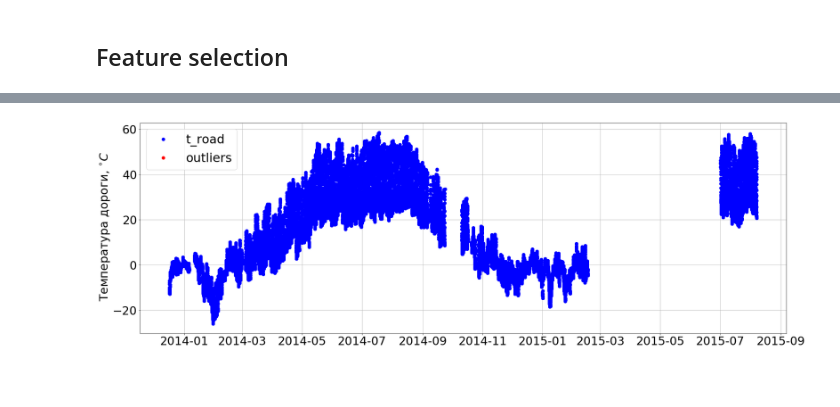
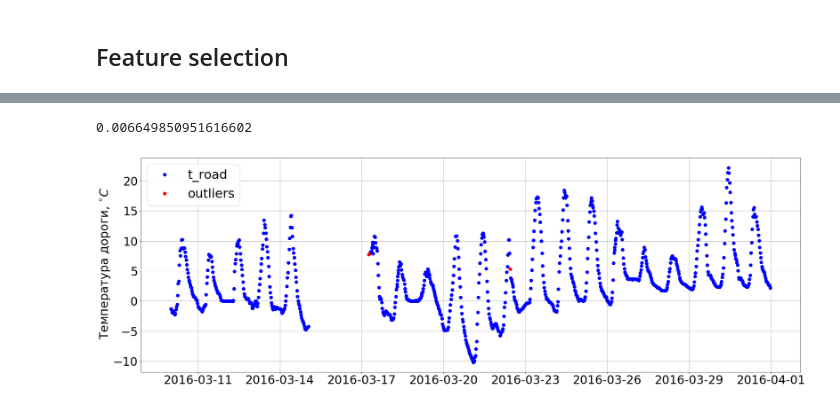
Before and after one commit to NdSv94/MinMax94, a Jupyter notebook: src/pre_defence_experiments/experiment_scheme.ipynb, the cells around one changed output, grey strips where cells are left out. Drawn from its saved outputs; the diff is of its cells as text; code cells hidden in the pictures; blank space fills up the shorter version.

```diff
--- a/src/pre_defence_experiments/experiment_scheme.ipynb
+++ b/src/pre_defence_experiments/experiment_scheme.ipynb
@@ -82,9 +86,9 @@ gc.collect()
 # %% [markdown]
 ## Add labels to test
 # %%
-#test['label_true'] = get_labels(test, labels_type='true')
-test['label_true'] = np.random.binomial(1, 0.05, len(test))
-test['label_predict'] = np.random.binomial(1, 0.2, len(test))
+test['label_true'] = get_labels(test, labels_type='true')
+#test['label_true'] = np.random.binomial(1, 0.05, len(test))
+#test['label_predict'] = np.random.binomial(1, 0.2, len(test))
 # %% [markdown]
 ## Calculate Precision
 # %%
@@ -110,2 +100,4 @@ del train['clean']
+# %%
+train = get_clean_data(train)
 # %% [markdown]
 ## Feature selection
@@ -197,16 +139,17 @@ from functools import partial
 params = {}
 
 params["eval_metric"] = 'mae'
-params["eta"] = 0.05
-params["lambda"] = 0.5
-params["subsample"] = 0.8
-params["min_child_weight"] = 1.
-params["colsample_bytree"] = 0.5
-params["max_depth"] = 8
+params["eta"] = 0.1
+params["lambda"] = 1.
+#params["alpha"] = 1.0
+params["subsample"] = 0.9
+#params["min_child_weight"] = 1.
+params["colsample_bytree"] = 0.9
+params["max_depth"] = 7
 params["silent"] = 1
 params["gamma"] = 0.1
 delta = 1.
 watchlist = [(dtrain, 'train'), (dval, 'valid')]
 
-clf = xgb.train(params, dtrain, 400, watchlist, verbose_eval=20)
+clf = xgb.train(params, dtrain, 200, watchlist, verbose_eval=20)
 # %% [output]
@@ -221,6 +167,10 @@ clf = xgb.train(params, dtrain, 400, watchlist, verbose_eval=20)
 # %%
+from sklearn.metrics import mean_absolute_error
+
 y_true = dtest.get_label()
 y_pred = clf.predict(dtest).ravel()
+
+print(mean_absolute_error(y_true, y_pred))
 upper = y_pred + 0.48 * 10
 lower = y_pred - 0.48 * 10
-test['label_predict'] = ((y_true > upper) | (y_true < lower))
+df_test['label_predict'] = ((y_true > upper) | (y_true < lower))
@@ -231,26 +186,34 @@ numpy.float32
+# %%
+calculate_recall(df_test)
+# %% [output]
+0.006649850951616602
 # %%
 import matplotlib.pyplot as plt
 
-start = pd.Timestamp(2012, 7, 5)
-end = pd.Timestamp(2017, 7, 11)
+
+#test_station_id = [114, 117, 119, 302, 303, 307, 393, 442, 503, 504, 511, 516, 1838, 1896]
+z = copy(df_test[df_test['station_id']==119].set_index('date_time_utc'))
+
+start = pd.Timestamp(2016, 3, 10)
+end = pd.Timestamp(2016, 4, 10)
 
 to_plot = z[(z.index<=end) & (z.index>=start)]
 
 plt.figure(figsize=(30, 10))
 
 for elem in [True, False]:
-    cond = (to_plot['label_true'] == 0) == elem
+    cond = (to_plot['label_predict'] == 0) == elem
     if elem:
-        plt.plot_date(to_plot[cond].index, to_plot[cond]['data_t_road'], 'b',
+        plt.plot_date(to_plot[cond].index, to_plot[cond]['target_t_road'], 'b',
                       linestyle='none', marker='o', markersize=8, label='t_road')
     else:
-        plt.plot_date(to_plot[cond].index, to_plot[cond]['data_t_road'], 'r.',
+        plt.plot_date(to_plot[cond].index, to_plot[cond]['target_t_road'], 'r.',
                               linestyle='none', marker='o', label='outliers', markersize=8)
 plt.grid()
 plt.legend(fontsize=32)
 plt.ylabel(r' Температура дороги, $^{\circ}C$', fontsize=30)
 
 plt.tick_params(labelsize=30)
 plt.show()
 # %% [output]
-[figure, old version]
+[figure, new version]
```
Also changed, not shown: parts of 10 cells of this notebook, 2 other files.
